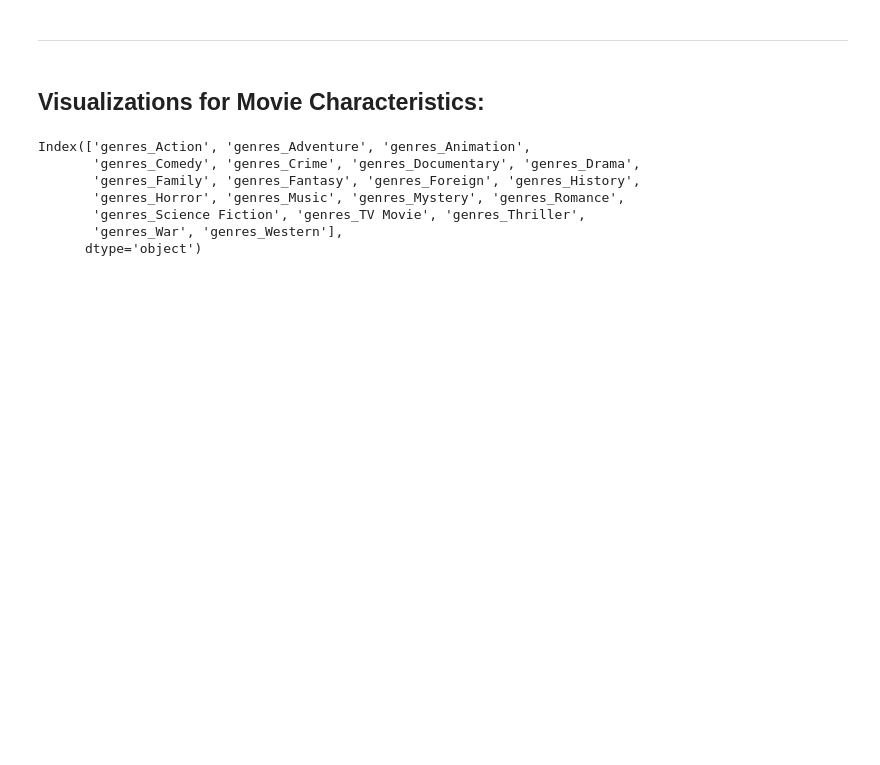
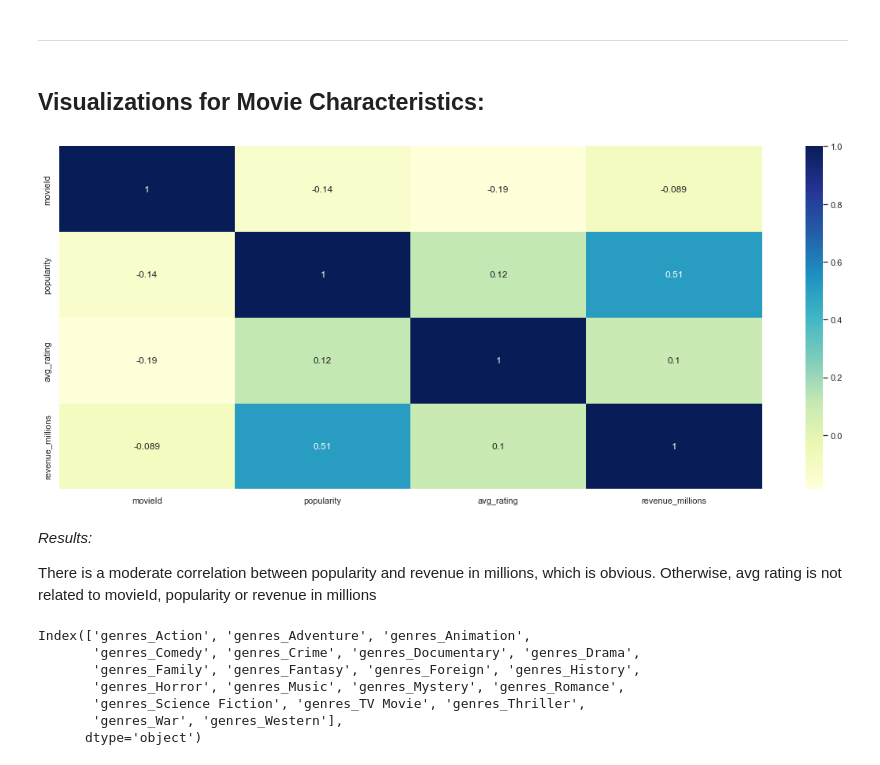
Before and after one commit to ivan-usd/business-repo, a Jupyter notebook: notebooks/af_data_exploration.ipynb, the cells around one changed output. Cells and saved outputs as stored; diff of their text form; code cells hidden in the pictures; blank space fills up the shorter version.

```diff
--- a/notebooks/af_data_exploration.ipynb
+++ b/notebooks/af_data_exploration.ipynb
@@ -832,5 +919,0 @@ def get_list(x):
-# %%
-features = ['cast', 'keywords', 'genres']
-
-for feature in features:
-    movies[feature] = movies[feature].apply(get_list)
@@ -898,0 +947,15 @@ movies = movies.drop(columns=['genres', 'release_date', 'cast', 'keywords', 'dir
+# %%
+movies = pd.read_csv('modeling_data.csv')
+
+features = ['keywords', 'cast', 'genres']
+
+for feature in features:
+    movies[feature] = movies[feature].apply(literal_eval)
+# %%
+movies['director'] = movies['director'].astype(str).str.replace('.', '')
+movies['director'] = movies['director'].astype(str).str.replace(' ', '_')
+
+movies['prod_company'] = movies['prod_company'].astype(str).str.replace('.', '')
+movies['prod_company'] = movies['prod_company'].astype(str).str.replace(' ', '_')
+# %%
+movies['label'] = pd.cut(movies.avg_rating, bins=[0,3.4,5],labels=[0,1])
@@ -900,4 +986,17 @@ movies = movies.drop(columns=['genres', 'release_date', 'cast', 'keywords', 'dir
 ----
 # %% [markdown]
 ## Visualizations for Movie Characteristics:
+# %%
+# plot the heatmap and annotation on it
+#Correlation matrix
+corr_matrix_movies = movies.corr()
+sns.set(rc = {'figure.figsize':(20,8)})
+sns.heatmap(corr_matrix_movies, cmap="YlGnBu", annot=True)
+plt.show()
+# %% [output]
+[figure, added]
+# %% [markdown]
+*Results:*
+
+There is a moderate correlation between popularity and revenue in millions, which is obvious. Otherwise, avg rating is not related to movieId, popularity or revenue in millions
 # %%
```
Also changed, not shown: parts of 178 cells of this notebook.
